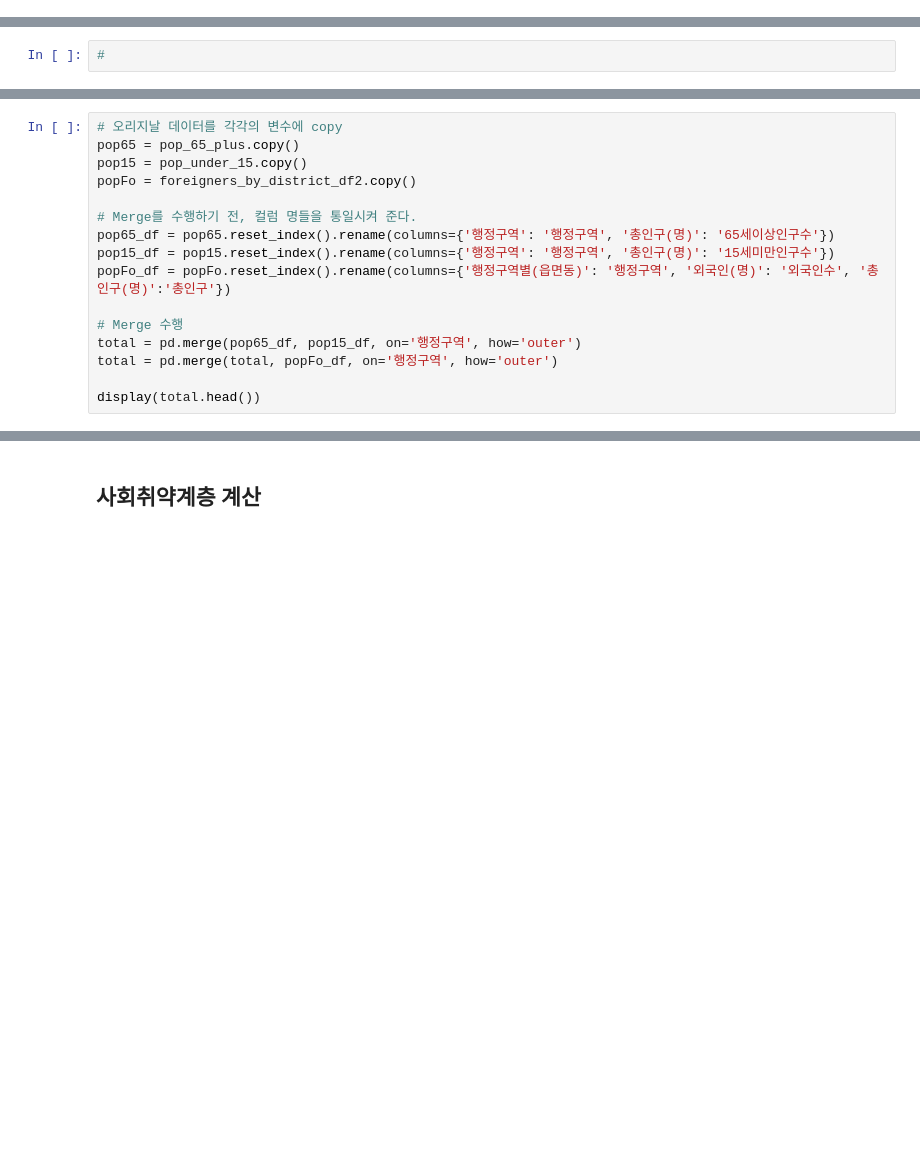
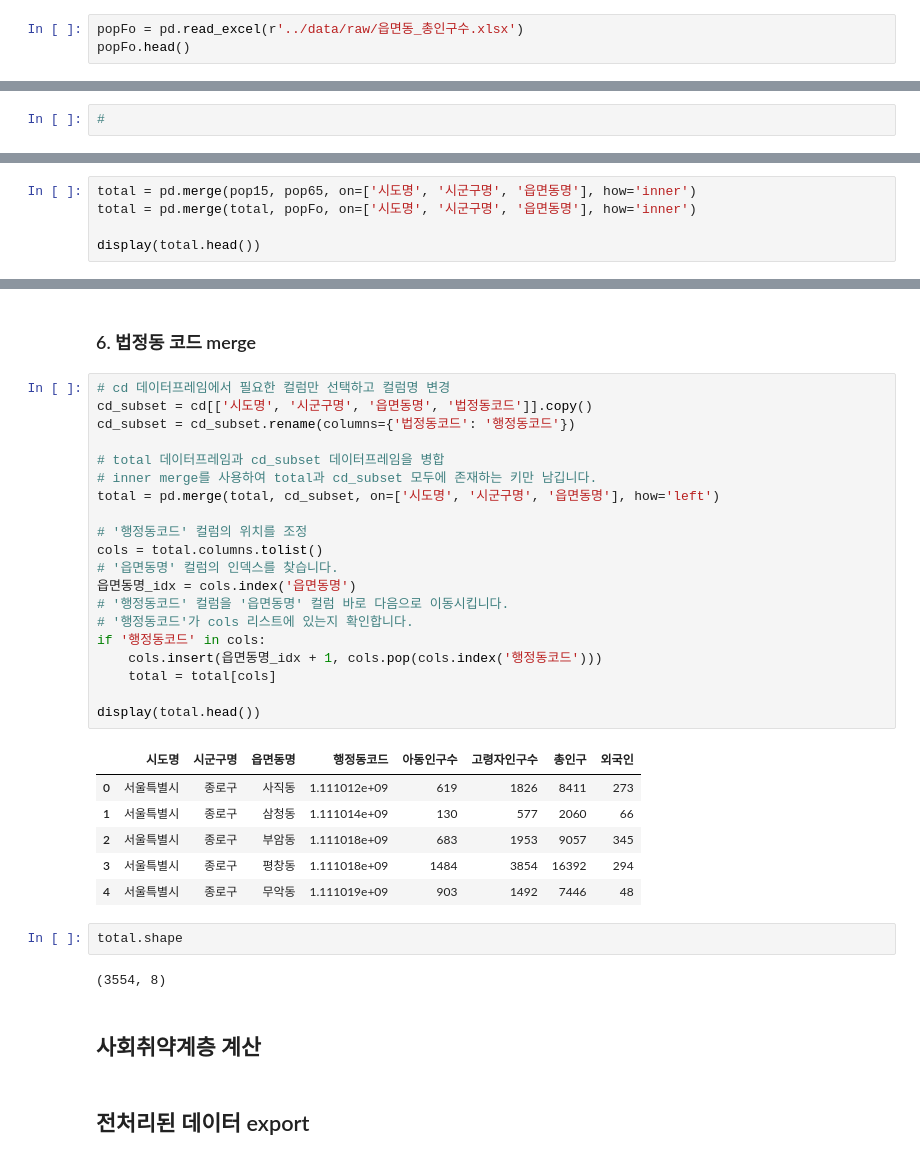
Before and after one commit to prunusmume99/HIuniv_Project, a Jupyter notebook: notebooks/사회취약계층.ipynb, the cells around one changed output, grey strips where cells are left out. Saved outputs shown, nothing was run; the diff lists cells and outputs as text; blank space fills up the shorter version.

```diff
--- a/notebooks/사회취약계층.ipynb
+++ b/notebooks/사회취약계층.ipynb
@@ -92,0 +219,3 @@ display(foreigners_by_district_df2.head())
+# %%
+popFo = pd.read_excel(r'../data/raw/읍면동_총인구수.xlsx')
+popFo.head()
@@ -99,16 +297,0 @@ display(foreigners_by_district_df2.head())
-# %%
-# 오리지날 데이터를 각각의 변수에 copy
-pop65 = pop_65_plus.copy()
-pop15 = pop_under_15.copy()
-popFo = foreigners_by_district_df2.copy()
-
-# Merge를 수행하기 전, 컬럼 명들을 통일시켜 준다.
-pop65_df = pop65.reset_index().rename(columns={'행정구역': '행정구역', '총인구(명)': '65세이상인구수'})
-pop15_df = pop15.reset_index().rename(columns={'행정구역': '행정구역', '총인구(명)': '15세미만인구수'})
-popFo_df = popFo.reset_index().rename(columns={'행정구역별(읍면동)': '행정구역', '외국인(명)': '외국인수', '총인구(명)':'총인구'})
-
-# Merge 수행
-total = pd.merge(pop65_df, pop15_df, on='행정구역', how='outer')
-total = pd.merge(total, popFo_df, on='행정구역', how='outer')
-
-display(total.head())
@@ -135,0 +300,5 @@ Saved Excel to C:\HIuniv_Project-hyeonseo\data\processed\202506_읍면동_사회
+# %%
+total = pd.merge(pop15, pop65, on=['시도명', '시군구명', '읍면동명'], how='inner')
+total = pd.merge(total, popFo, on=['시도명', '시군구명', '읍면동명'], how='inner')
+
+display(total.head())
@@ -136,2 +312,37 @@ Saved Excel to C:\HIuniv_Project-hyeonseo\data\processed\202506_읍면동_사회
+# %% [markdown]
+### 6. 법정동 코드 merge
+# %%
+# cd 데이터프레임에서 필요한 컬럼만 선택하고 컬럼명 변경
+cd_subset = cd[['시도명', '시군구명', '읍면동명', '법정동코드']].copy()
+cd_subset = cd_subset.rename(columns={'법정동코드': '행정동코드'})
+
+# total 데이터프레임과 cd_subset 데이터프레임을 병합
+# inner merge를 사용하여 total과 cd_subset 모두에 존재하는 키만 남깁니다.
+total = pd.merge(total, cd_subset, on=['시도명', '시군구명', '읍면동명'], how='left')
+
+# '행정동코드' 컬럼의 위치를 조정
+cols = total.columns.tolist()
+# '읍면동명' 컬럼의 인덱스를 찾습니다.
+읍면동명_idx = cols.index('읍면동명')
+# '행정동코드' 컬럼을 '읍면동명' 컬럼 바로 다음으로 이동시킵니다.
+# '행정동코드'가 cols 리스트에 있는지 확인합니다.
+if '행정동코드' in cols:
+    cols.insert(읍면동명_idx + 1, cols.pop(cols.index('행정동코드')))
+    total = total[cols]
+
+display(total.head())
+# %% [output]
+|  | 시도명 | 시군구명 | 읍면동명 | 행정동코드 | 아동인구수 | 고령자인구수 | 총인구 | 외국인 |
+| 0 | 서울특별시 | 종로구 | 사직동 | 1.111012e+09 | 619 | 1826 | 8411 | 273 |
+| 1 | 서울특별시 | 종로구 | 삼청동 | 1.111014e+09 | 130 | 577 | 2060 | 66 |
+| 2 | 서울특별시 | 종로구 | 부암동 | 1.111018e+09 | 683 | 1953 | 9057 | 345 |
+| 3 | 서울특별시 | 종로구 | 평창동 | 1.111018e+09 | 1484 | 3854 | 16392 | 294 |
+| 4 | 서울특별시 | 종로구 | 무악동 | 1.111019e+09 | 903 | 1492 | 7446 | 48 |
+# %%
+total.shape
+# %% [output]
+(3554, 8)
 # %% [markdown]
 ## 사회취약계층 계산
+# %% [markdown]
+## 전처리된 데이터 export
```
Also changed, not shown: parts of 35 cells of this notebook, 7 other files.
